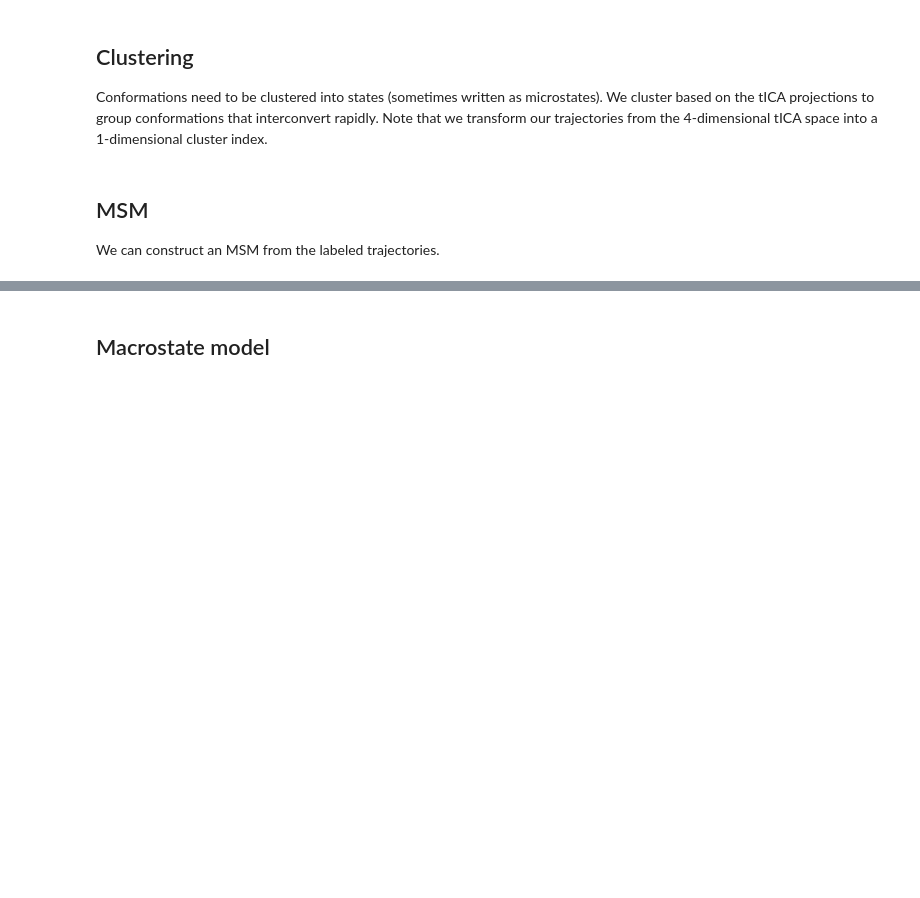
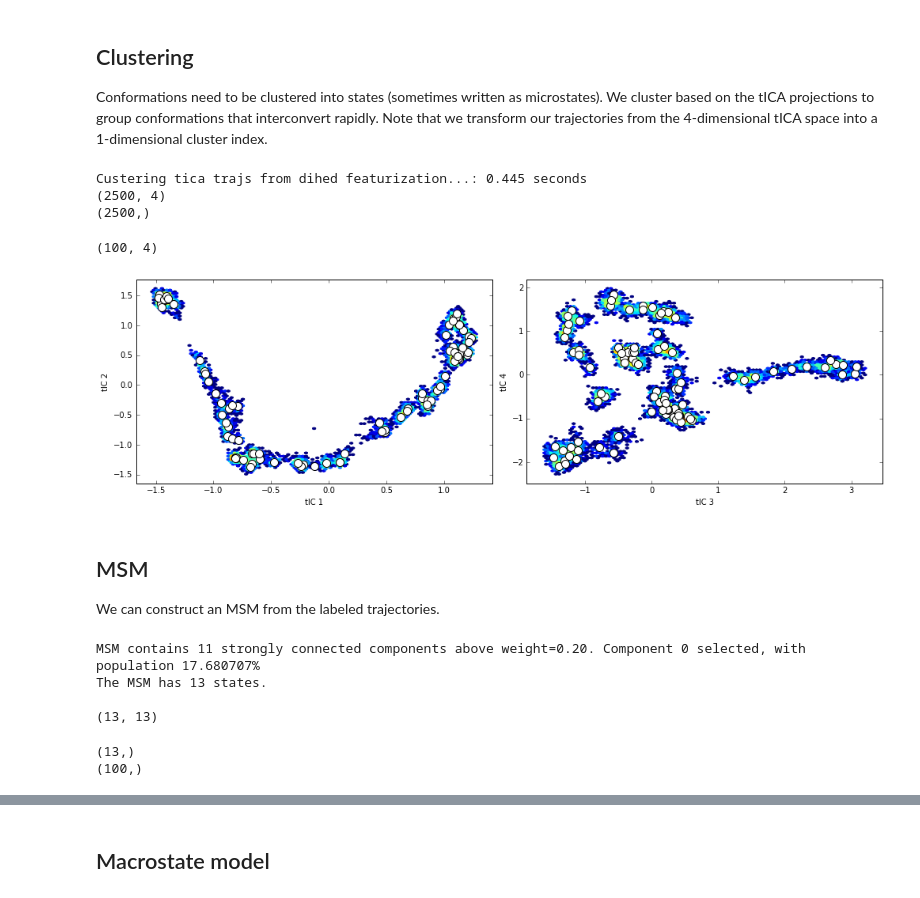
Before and after one commit to jeiros/Jupyter_notebooks, a Jupyter notebook: python/markov_analysis/msmbuilder-API.ipynb, the cells around one changed output, grey strips where cells are left out. Saved outputs shown, nothing was run; the diff lists cells and outputs as text; code cells hidden in the pictures; blank space fills up the shorter version.

```diff
--- a/python/markov_analysis/msmbuilder-API.ipynb
+++ b/python/markov_analysis/msmbuilder-API.ipynb
@@ -120,32 +128,38 @@ Conformations need to be clustered into states (sometimes written as microstates
 # %%
 from msmbuilder.cluster import MiniBatchKMeans
 clusterer = MiniBatchKMeans(n_clusters=100)
-clustered_trajs = tica_trajs.fit_transform_with(clusterer,
-                                               'kmeans_diheds_100/',
-                                                fmt='dir-npy')
-
+with timing("Custering tica trajs from dihed featurization..."):
+    clustered_trajs = clusterer.fit_transform(tica_trajs_diheds)
 #clustered_trajs = dataset('./kmeans_diheds_100/')
-print(tica_trajs[0].shape)
+print(tica_trajs_diheds[0].shape)
 print(clustered_trajs[0].shape)
+# %% [output]
+Custering tica trajs from dihed featurization...: 0.445 seconds
+(2500, 4)
+(2500,)
 # %%
 clusterer.cluster_centers_.shape
+# %% [output]
+(100, 4)
 # %%
-fig = plt.figure(figsize=(10,10))
+plt.figure(figsize=(14,8))
 plt.subplot(2, 2, 1)
 plt.hexbin(txx[:,0], txx[:,1], bins='log', mincnt=1)
 plt.scatter(clusterer.cluster_centers_[:,0],
             clusterer.cluster_centers_[:,1],
             s=100, c='w')
 plt.xlabel('tIC 1')
 plt.ylabel('tIC 2')
 plt.subplot(2,2,2)
 plt.hexbin(txx[:,2], txx[:,3], bins='log', mincnt=1)
 plt.scatter(clusterer.cluster_centers_[:,2],
             clusterer.cluster_centers_[:,3],
             s=100, c='w')
 plt.xlabel('tIC 3')
 plt.ylabel('tIC 4')
-plt.show()
+plt.tight_layout()
+# %% [output]
+[figure, added]
 # %% [markdown]
 ## MSM
 We can construct an MSM from the labeled trajectories.
@@ -156,9 +170,17 @@ msm = MarkovStateModel(lag_time=5)
 msm.fit(clustered_trajs)
 print("The MSM has %s states.\n" % msm.n_states_)
 print(msm.left_eigenvectors_.shape)
+# %% [output]
+MSM contains 11 strongly connected components above weight=0.20. Component 0 selected, with population 17.680707%
+The MSM has 13 states.
+
+(13, 13)
 # %%
 print(msm.left_eigenvectors_[:,1].shape)
 print(clusterer.cluster_centers_[:,0].shape)
+# %% [output]
+(13,)
+(100,)
 # %%
 plt.hexbin(txx[:,0], txx[:,1], bins='log', mincnt=1, cmap="Greys")
 plt.scatter(clusterer.cluster_centers_[:,0],
```
Also changed, not shown: parts of 8 cells of this notebook, 1 other file.
